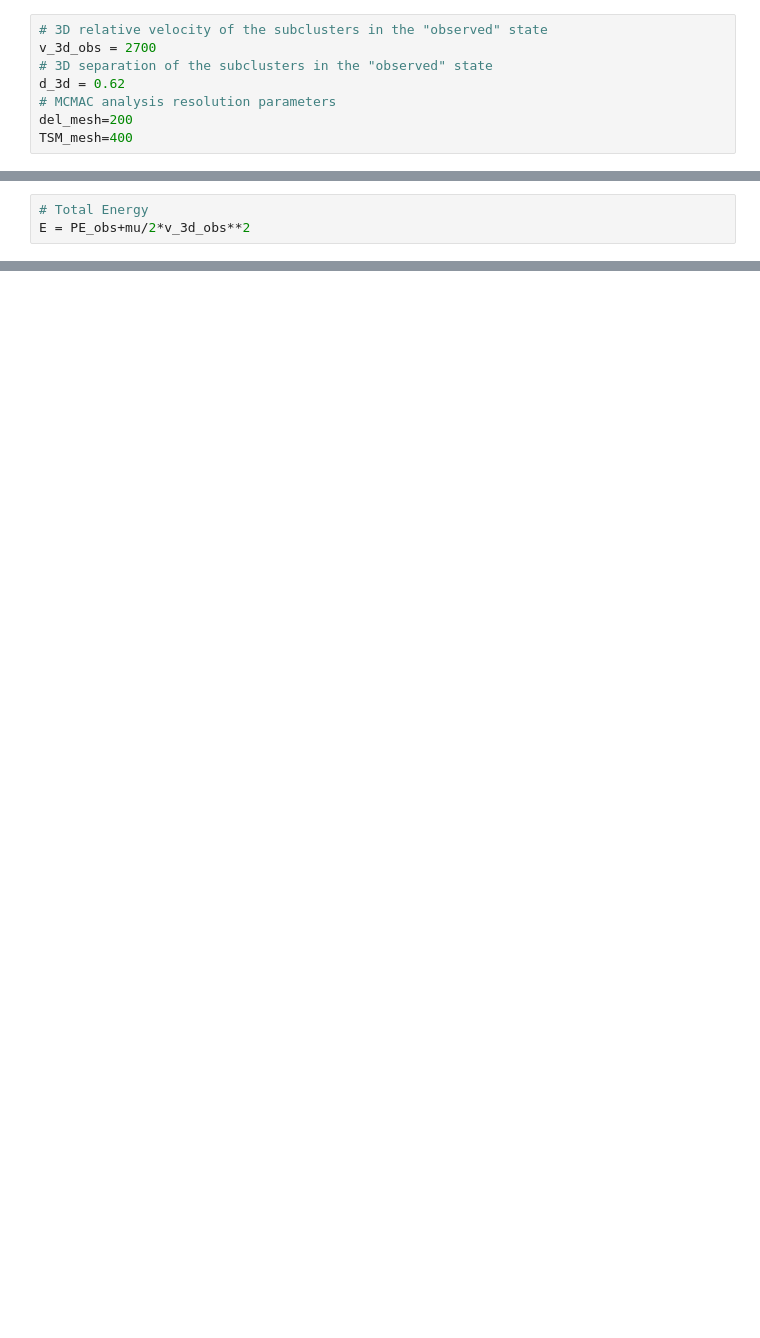
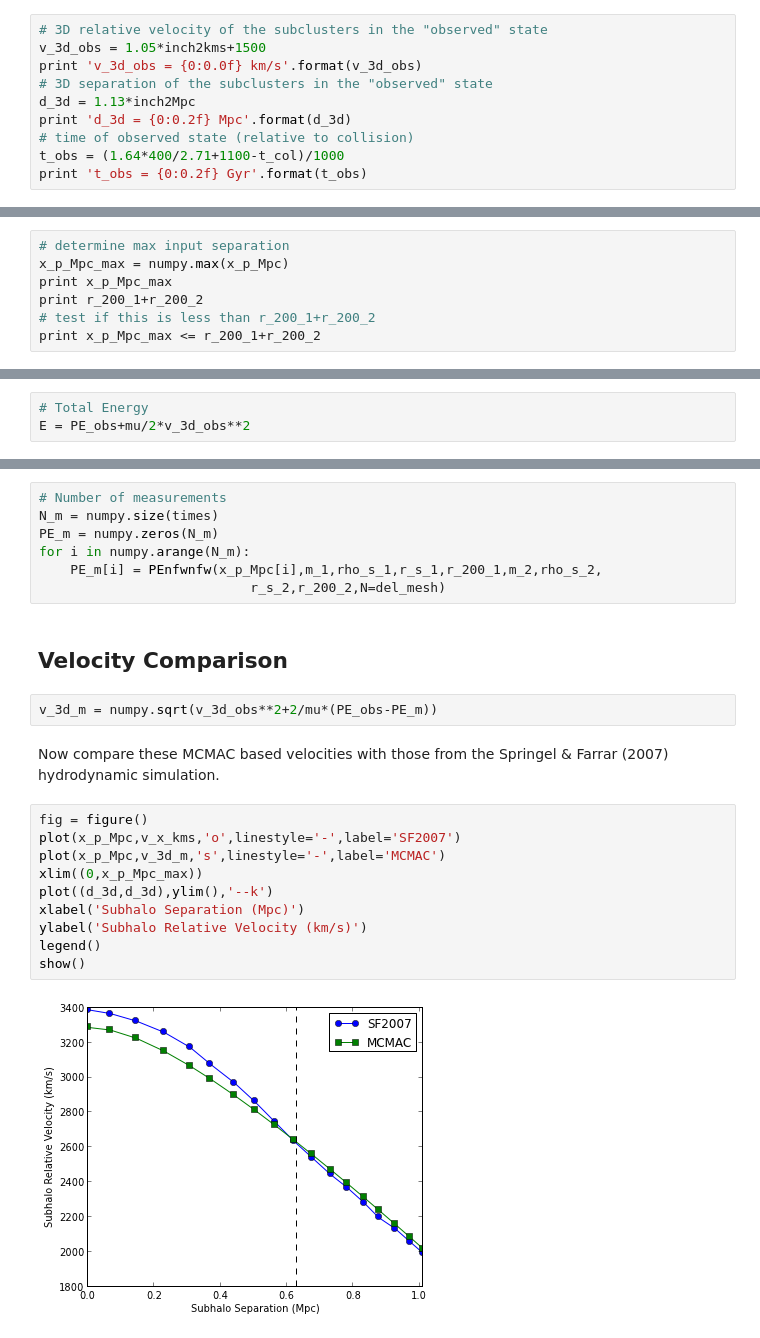
Before and after one commit to wadawson/merging-cluster-dynamics-paper, a Jupyter notebook: AnalysisFiles/SpringelFarrarComparison/SFcomparison.ipynb, the cells around one changed output, grey strips where cells are left out. Drawn from its saved outputs; the diff is of its cells as text; blank space fills up the shorter version.

Commit message:
Finished comparative analysis of MCMAC and Springel & Farrar (related to issue #5)
Just need to save the plots as png's

```diff
--- a/AnalysisFiles/SpringelFarrarComparison/SFcomparison.ipynb
+++ b/AnalysisFiles/SpringelFarrarComparison/SFcomparison.ipynb
@@ -66,9 +68,11 @@ v_x_kms = v_x_inch*inch2kms+1500
 The following inputs are specific to this compariative study.  The v_3d_obs and d_3d inputs define the parameter values at the "observed" state. The parameters of both the hydrodynamic analysis and MCMAC analysis will be set equal at this state and divergence will be compaired at other phases of the merger. The del_mesh and TSM_mesh are resolution settings for the MCMAC algorithims.
 # %%
 # 3D relative velocity of the subclusters in the "observed" state
-v_3d_obs = 2700
+v_3d_obs = 1.05*inch2kms+1500
+print 'v_3d_obs = {0:0.0f} km/s'.format(v_3d_obs)
 # 3D separation of the subclusters in the "observed" state
-d_3d = 0.62
-# MCMAC analysis resolution parameters
-del_mesh=200
-TSM_mesh=400
+d_3d = 1.13*inch2Mpc
+print 'd_3d = {0:0.2f} Mpc'.format(d_3d)
+# time of observed state (relative to collision)
+t_obs = (1.64*400/2.71+1100-t_col)/1000
+print 't_obs = {0:0.2f} Gyr'.format(t_obs)
@@ -195,0 +224,7 @@ del_c_2, r_s_2, r_200_2, c_2, rho_s_2 = NFWprop(m_2,z_2,c_2)
+# %%
+# determine max input separation
+x_p_Mpc_max = numpy.max(x_p_Mpc)
+print x_p_Mpc_max
+print r_200_1+r_200_2
+# test if this is less than r_200_1+r_200_2
+print x_p_Mpc_max <= r_200_1+r_200_2
@@ -239,0 +255,26 @@ else:
+# %%
+# Number of measurements
+N_m = numpy.size(times)
+PE_m = numpy.zeros(N_m)
+for i in numpy.arange(N_m):
+    PE_m[i] = PEnfwnfw(x_p_Mpc[i],m_1,rho_s_1,r_s_1,r_200_1,m_2,rho_s_2,
+                           r_s_2,r_200_2,N=del_mesh)
+# %% [markdown]
+## Velocity Comparison
+# %%
+v_3d_m = numpy.sqrt(v_3d_obs**2+2/mu*(PE_obs-PE_m))
+# %% [markdown]
+Now compare these MCMAC based velocities with those from the Springel & Farrar (2007)
+hydrodynamic simulation.
+# %%
+fig = figure()
+plot(x_p_Mpc,v_x_kms,'o',linestyle='-',label='SF2007')
+plot(x_p_Mpc,v_3d_m,'s',linestyle='-',label='MCMAC')
+xlim((0,x_p_Mpc_max))
+plot((d_3d,d_3d),ylim(),'--k')
+xlabel('Subhalo Separation (Mpc)')
+ylabel('Subhalo Relative Velocity (km/s)')
+legend()
+show()
+# %% [output]
+[figure, added]
```
Also changed, not shown: parts of 23 cells of this notebook.
